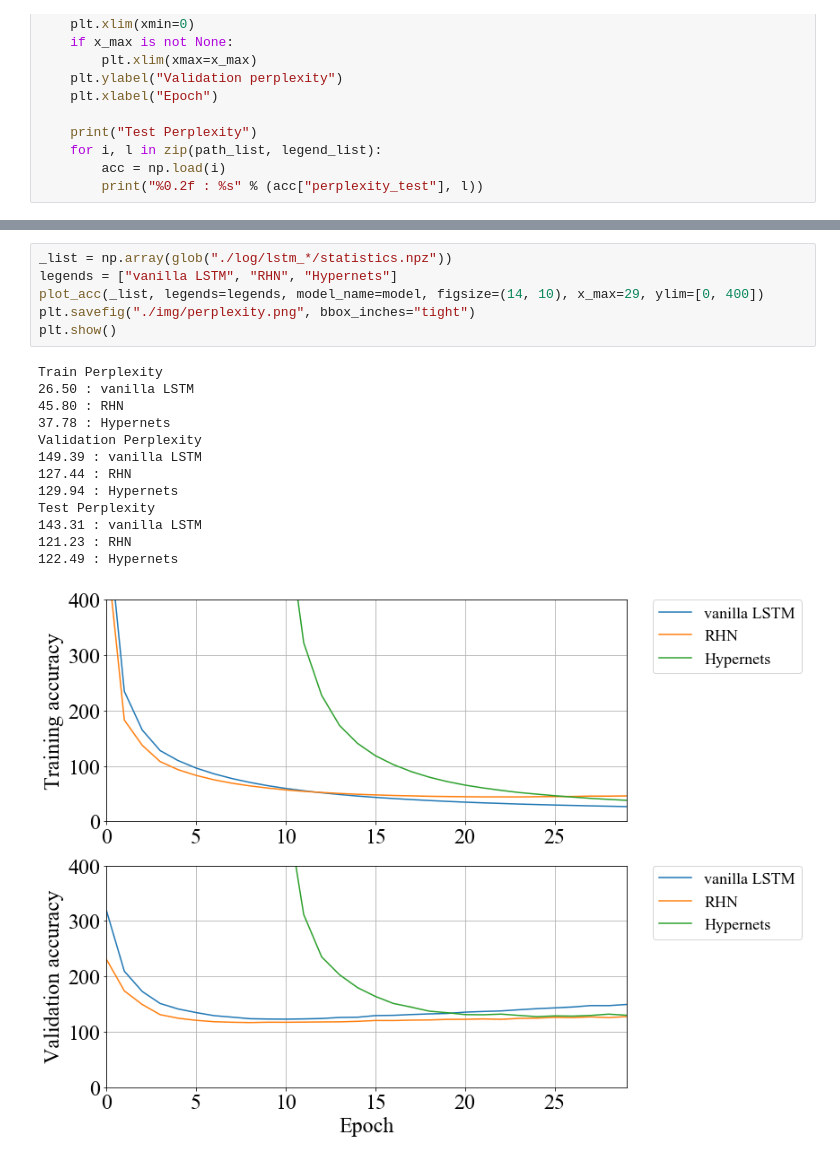
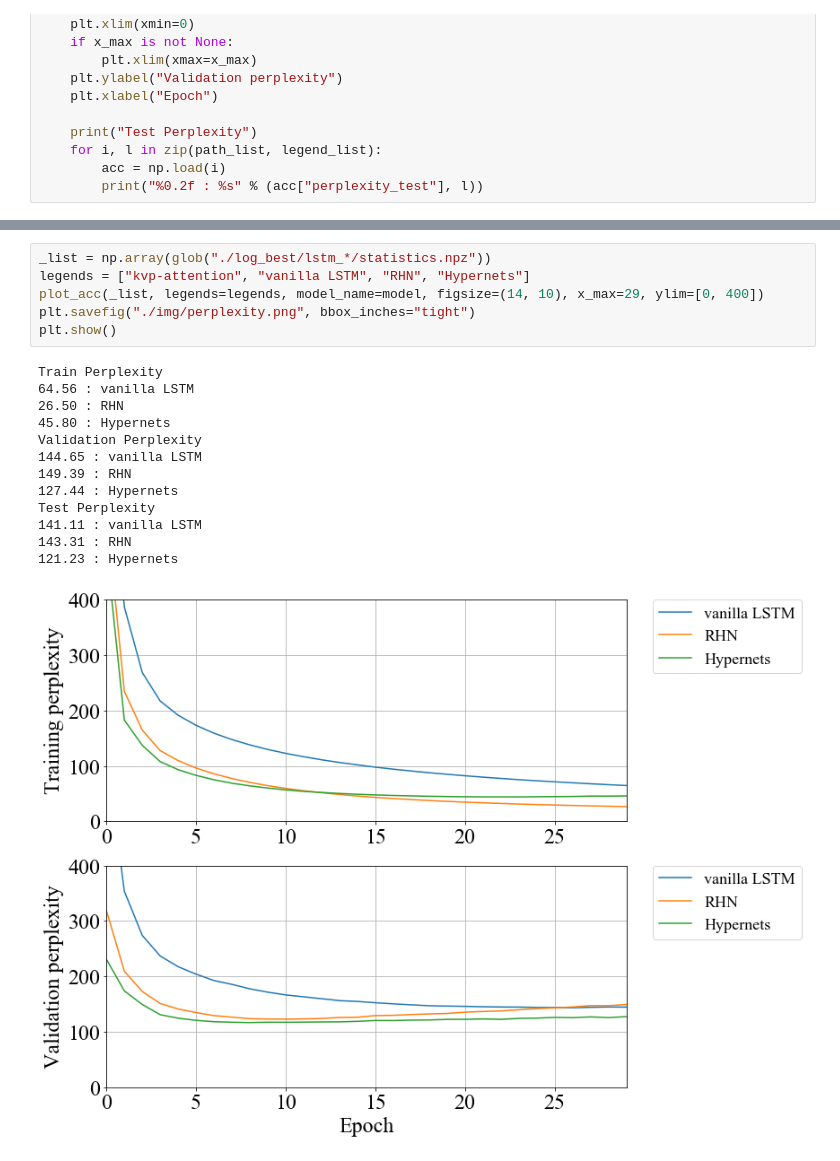
Before and after one commit to asahi417/LSTMCell, a Jupyter notebook: plot_learning_curve.ipynb, the cells around one changed output, grey strips where cells are left out. Saved outputs shown, nothing was run; the diff lists cells and outputs as text.

```diff
--- a/plot_learning_curve.ipynb
+++ b/plot_learning_curve.ipynb
@@ -64,20 +70,20 @@ def plot_acc(path_list, legends=None, model_name=None, ylim=None, x_max=None, fi
 # %%
-_list = np.array(glob("./log/lstm_*/statistics.npz"))
-legends = ["vanilla LSTM", "RHN", "Hypernets"]
+_list = np.array(glob("./log_best/lstm_*/statistics.npz"))
+legends = ["kvp-attention", "vanilla LSTM", "RHN", "Hypernets"]
 plot_acc(_list, legends=legends, model_name=model, figsize=(14, 10), x_max=29, ylim=[0, 400])
 plt.savefig("./img/perplexity.png", bbox_inches="tight")
 plt.show()
 # %% [output]
 Train Perplexity
-26.50 : vanilla LSTM
-45.80 : RHN
-37.78 : Hypernets
+64.56 : vanilla LSTM
+26.50 : RHN
+45.80 : Hypernets
 Validation Perplexity
-149.39 : vanilla LSTM
-127.44 : RHN
-129.94 : Hypernets
+144.65 : vanilla LSTM
+149.39 : RHN
+127.44 : Hypernets
 Test Perplexity
-143.31 : vanilla LSTM
-121.23 : RHN
-122.49 : Hypernets
+141.11 : vanilla LSTM
+143.31 : RHN
+121.23 : Hypernets
-[figure, old version]
+[figure, new version]
```
Also changed, not shown: parts of 3 cells of this notebook, 1 other file.
